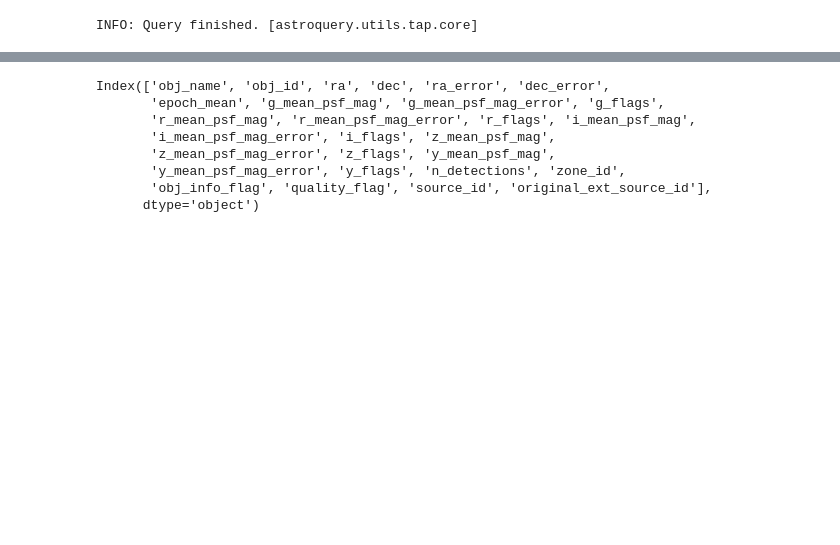
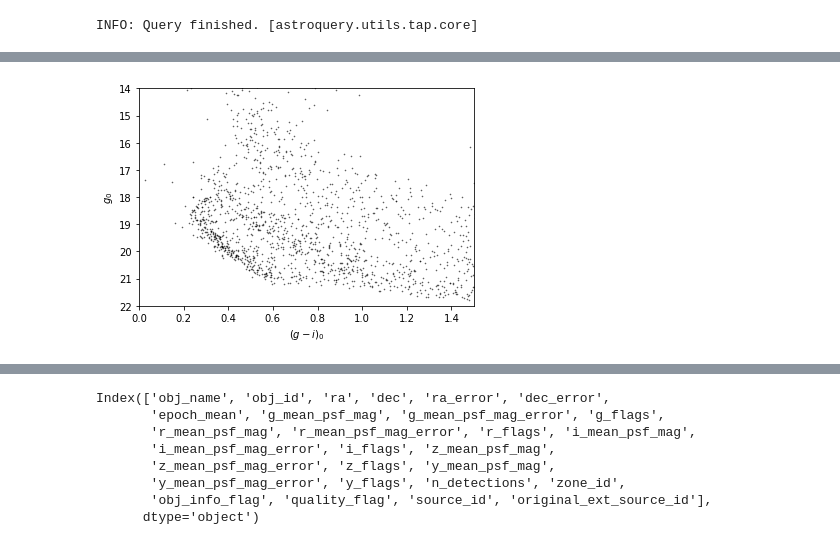
Before and after one commit to datacarpentry/astronomy-python, a Jupyter notebook: notebooks/03_join.ipynb, the cells around one changed output, grey strips where cells are left out. Saved outputs shown, nothing was run; the diff lists cells and outputs as text; code cells hidden in the pictures; blank space fills up the shorter version.

```diff
--- a/notebooks/03_join.ipynb
+++ b/notebooks/03_join.ipynb
@@ -411,0 +563,9 @@ ON ps.obj_id = external.original_ext_source_id
+# %%
+# Solution
+
+query7 = """SELECT
+external.source_id, ps.g_mean_psf_mag, ps.i_mean_psf_mag
+FROM gaiadr2.panstarrs1_original_valid as ps
+JOIN tap_upload.external as external
+ON ps.obj_id = external.original_ext_source_id
+"""
@@ -439,0 +626,17 @@ https://outerspace.stsci.edu/display/PANSTARRS/PS1+MeanObjectView+table+fields
+# %%
+def plot_cmd(table):
+    y = table['g_mean_psf_mag']
+    x = table['g_mean_psf_mag'] - table['i_mean_psf_mag']
+
+    plt.plot(x, y, 'ko', markersize=0.6, alpha=0.6)
+
+    plt.xlim([0, 1.5])
+    plt.ylim([14, 22])
+    plt.gca().invert_yaxis()
+
+    plt.ylabel('$g_0$')
+    plt.xlabel('$(g-i)_0$');
+# %%
+plot_cmd(results7)
+# %% [output]
+[figure, added]
```
Also changed, not shown: parts of 65 cells of this notebook.
